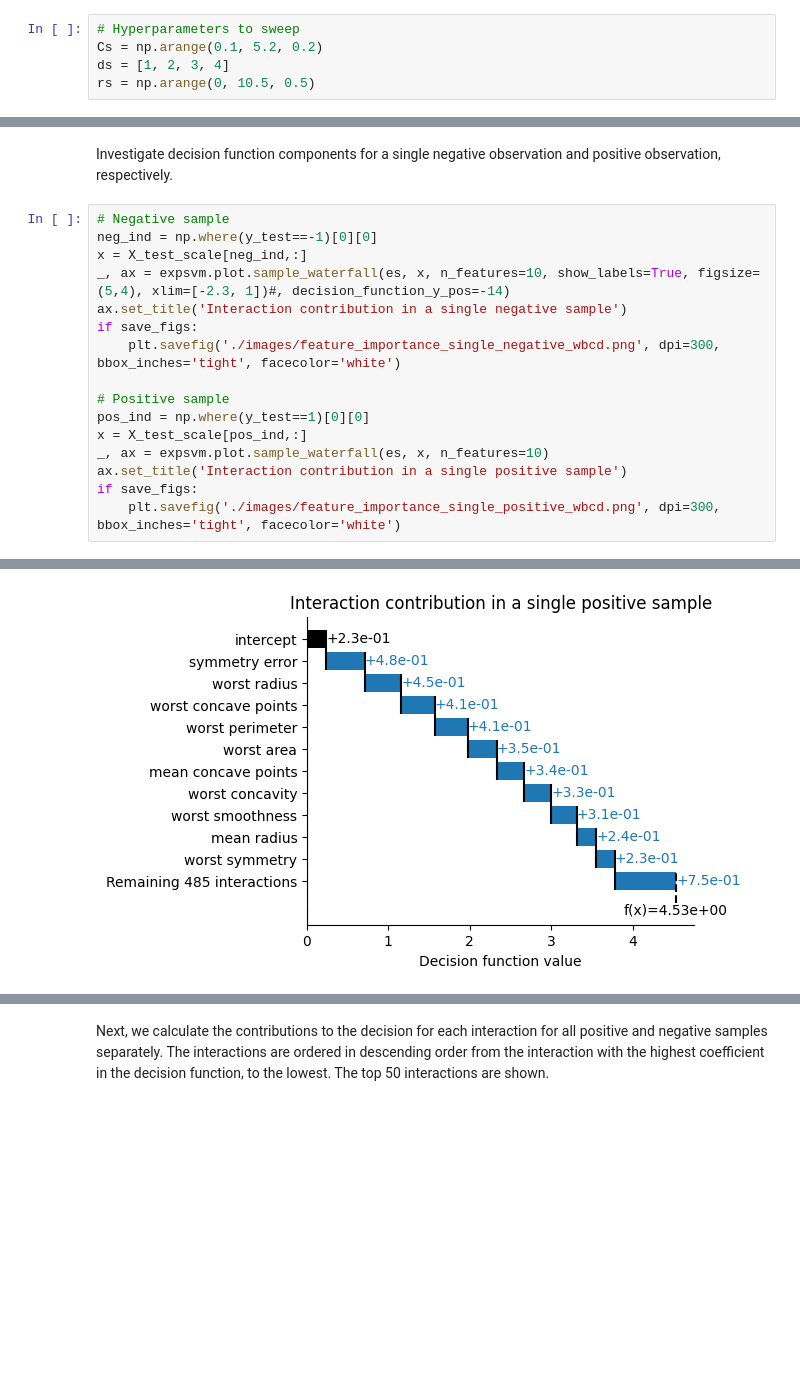
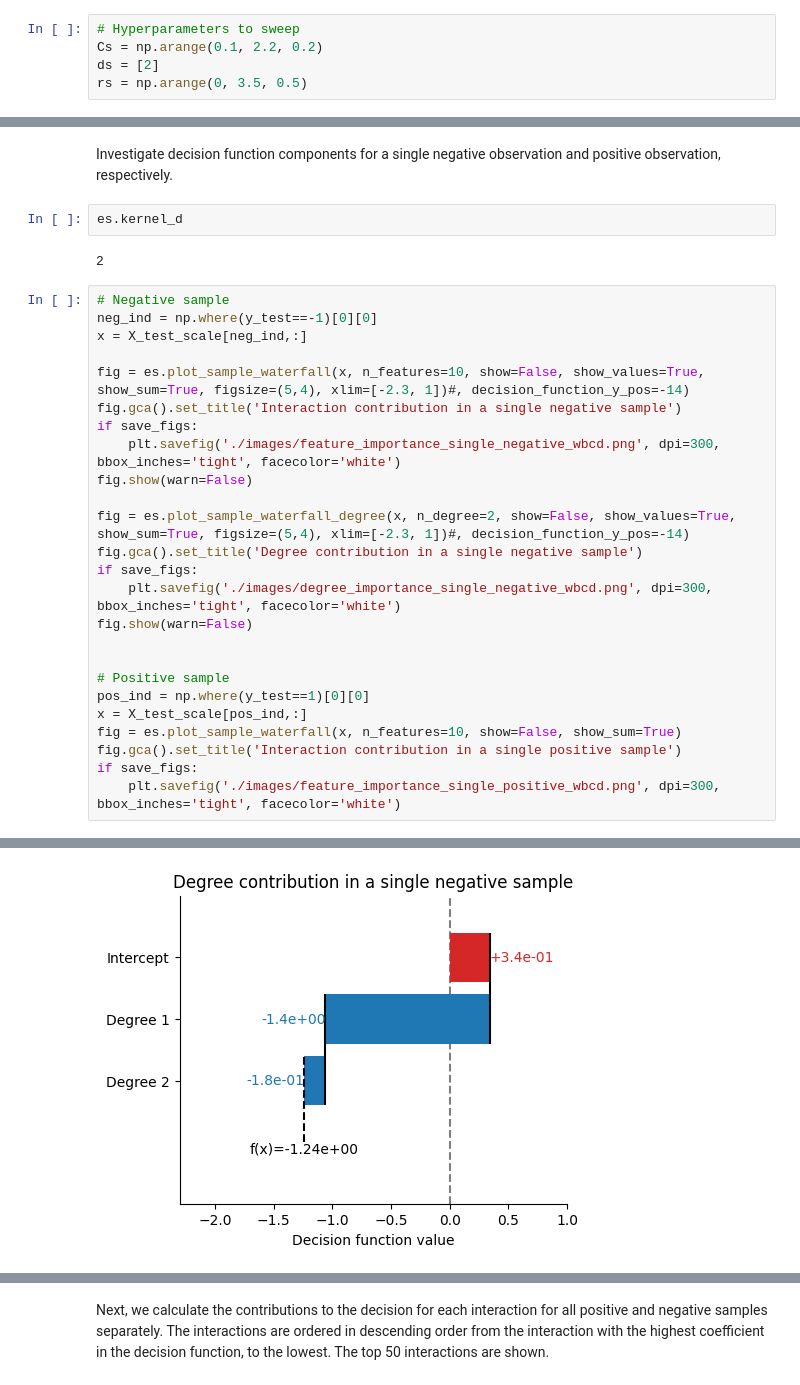
Before and after one commit to rikardvinge/explainpolysvm, a Jupyter notebook: examples/wisconsin_breast_cancer_dataset/interaction_importance_wbc.ipynb, the cells around one changed output, grey strips where cells are left out. Cells and saved outputs as stored; diff of their text form; blank space fills up the shorter version.

Commit message:
Refactor plot routines

```diff
--- a/examples/wisconsin_breast_cancer_dataset/interaction_importance_wbc.ipynb
+++ b/examples/wisconsin_breast_cancer_dataset/interaction_importance_wbc.ipynb
@@ -37,9 +39,9 @@ f_name_dict = {str(num):name for num, name in enumerate(f_names)}
 f_name_dict['constant'] = 'constant'  # Add constant to feature name dictionary
 # %%
 # Hyperparameters to sweep
-Cs = np.arange(0.1, 5.2, 0.2)
-ds = [1, 2, 3, 4]
-rs = np.arange(0, 10.5, 0.5)
+Cs = np.arange(0.1, 2.2, 0.2)
+ds = [2]
+rs = np.arange(0, 3.5, 0.5)
 # %% [markdown]
 Split dataset into training, validation and test sets.
 
@@ -159,20 +161,33 @@ if save_figs:
 Since the feature can take both positive and negative values, we cannot directly say if the sign of the contribution to the decision function push the classification toward a positive or negative label. For this we need to know the typical values for positive and negative samples
 # %% [markdown]
 Investigate decision function components for a single negative observation and positive observation, respectively.
+# %%
+es.kernel_d
+# %% [output]
+2
 # %%
 # Negative sample
 neg_ind = np.where(y_test==-1)[0][0]
 x = X_test_scale[neg_ind,:]
-_, ax = expsvm.plot.sample_waterfall(es, x, n_features=10, show_labels=True, figsize=(5,4), xlim=[-2.3, 1])#, decision_function_y_pos=-14)
-ax.set_title('Interaction contribution in a single negative sample')
+
+fig = es.plot_sample_waterfall(x, n_features=10, show=False, show_values=True, show_sum=True, figsize=(5,4), xlim=[-2.3, 1])#, decision_function_y_pos=-14)
+fig.gca().set_title('Interaction contribution in a single negative sample')
 if save_figs:
     plt.savefig('./images/feature_importance_single_negative_wbcd.png', dpi=300, bbox_inches='tight', facecolor='white')
+fig.show(warn=False)
+
+fig = es.plot_sample_waterfall_degree(x, n_degree=2, show=False, show_values=True, show_sum=True, figsize=(5,4), xlim=[-2.3, 1])#, decision_function_y_pos=-14)
+fig.gca().set_title('Degree contribution in a single negative sample')
+if save_figs:
+    plt.savefig('./images/degree_importance_single_negative_wbcd.png', dpi=300, bbox_inches='tight', facecolor='white')
+fig.show(warn=False)
+
 
 # Positive sample
 pos_ind = np.where(y_test==1)[0][0]
 x = X_test_scale[pos_ind,:]
-_, ax = expsvm.plot.sample_waterfall(es, x, n_features=10)
-ax.set_title('Interaction contribution in a single positive sample')
+fig = es.plot_sample_waterfall(x, n_features=10, show=False, show_sum=True)
+fig.gca().set_title('Interaction contribution in a single positive sample')
 if save_figs:
     plt.savefig('./images/feature_importance_single_positive_wbcd.png', dpi=300, bbox_inches='tight', facecolor='white')
 # %% [output]
@@ -180 +195 @@ if save_figs:
-[figure, old version]
+[figure, new version]
```
Also changed, not shown: parts of 8 cells of this notebook, 5 other files.
